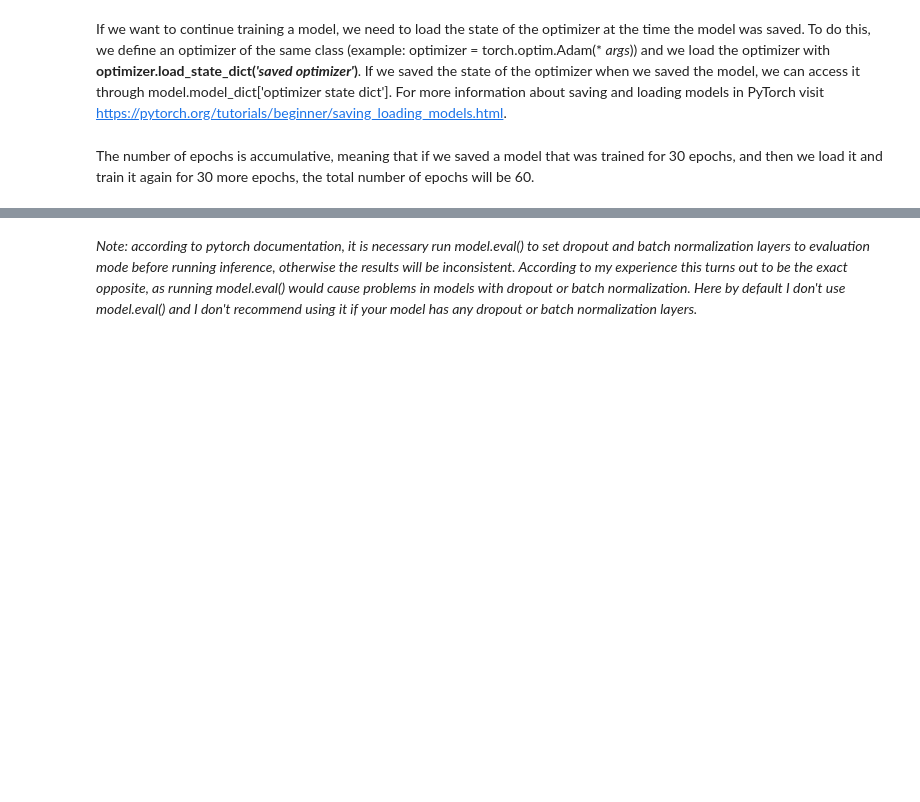
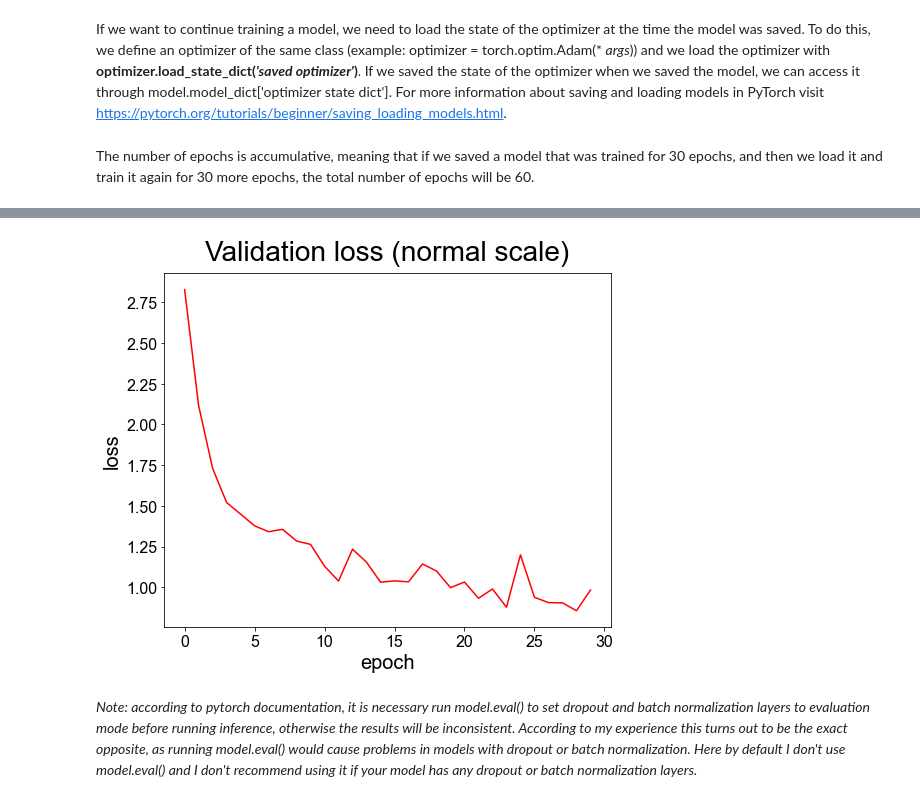
Before and after one commit to gorkamunoz/Unsupervised-learning-of-anomalous-diffusion, a Jupyter notebook: autoencoder.ipynb, the cells around one changed output, grey strips where cells are left out. Drawn from its saved outputs; the diff is of its cells as text; code cells hidden in the pictures; blank space fills up the shorter version.

```diff
--- a/autoencoder.ipynb
+++ b/autoencoder.ipynb
@@ -266,3 +275,7 @@ model.plot_loss()
+# %%
+model.plot_loss(logscale=False, split='validation')
+# %% [output]
+[figure, added]
 # %% [markdown]
 *Note: according to pytorch documentation, it is necessary run model.eval() to set dropout and batch normalization layers to evaluation mode before running inference, otherwise the results will be inconsistent. According to my experience this turns out to be the exact opposite, as running model.eval() would cause problems in models with dropout or batch normalization. Here by default I don't use model.eval() and I don't recommend using it if your model has any dropout or batch normalization layers.*
 # %% [markdown]
```
Also changed, not shown: parts of 26 cells of this notebook, 1 other file.
